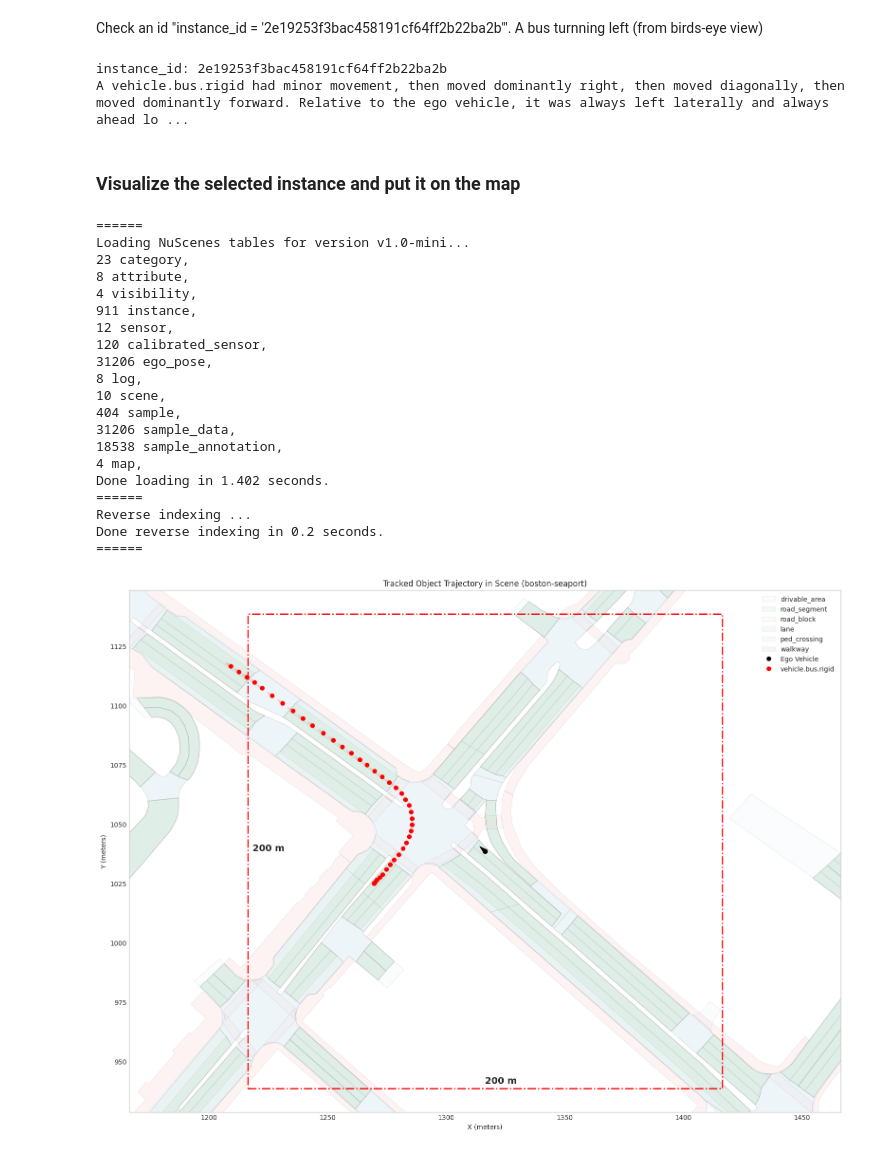
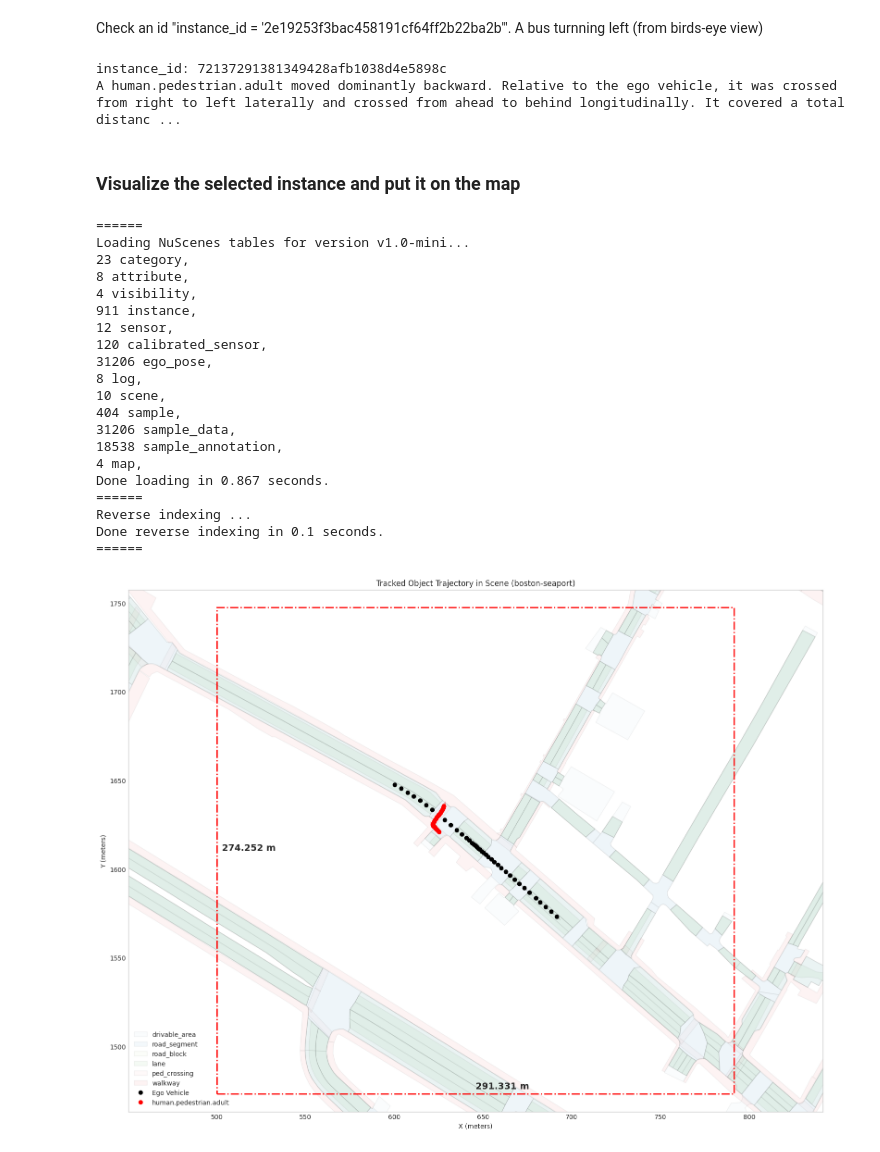
Before and after one commit to Akashleena/FramesforAV, a Jupyter notebook: create_frame_with_text_description_cleaned_version.ipynb, the cells around one changed output. Saved outputs shown, nothing was run; the diff lists cells and outputs as text; code cells hidden in the pictures.

```diff
--- a/create_frame_with_text_description_cleaned_version.ipynb
+++ b/create_frame_with_text_description_cleaned_version.ipynb
@@ -69,7 +69,7 @@ dataroot = os.path.expanduser('/home/aleenatron/Frames_AV_research')
 nusc = NuScenes(version='v1.0-mini', dataroot=dataroot, verbose=True)
 
 # Select a scene
-scene_index = 2 #pedestriaan are crossing
+scene_index = 1 #pedestriaan are crossing
 scene = nusc.scene[scene_index]
 first_sample_token = scene['first_sample_token']
 sample = nusc.get('sample', first_sample_token)
@@ -549,6 +573,3 @@ overall_description
-# %%
-with open("scene553_before_intent.txt", "w") as f:
-    f.write(overall_description)
 # %% [markdown]
 ### You should set up OPENAI_API_KEY before calling the openai models
 # %%
@@ -580,2 +601,5 @@ Many peds right, wait for lateral truck, long bus ahead, minor barrier left, bac
+# %%
+with open("scene1_before_intent.txt", "w") as f:
+    f.write(response.output_text)
 # %%
 # The ground truth for the scene description from the nuScenes dataset:
@@ -587,14 +611,14 @@ nusc.scene[2]['description']
 # %% [markdown]
 Check an id "instance_id = '2e19253f3bac458191cf64ff2b22ba2b'". A bus turnning left (from birds-eye view)
 # %%
-instance_id = '2e19253f3bac458191cf64ff2b22ba2b'
+instance_id = '72137291381349428afb1038d4e5898c'
 # %%
-instance_frame = InstanceFrame(nusc, instance_id, 2, scene_ego_positions, ego_vehicle_raw_start_time)
+instance_frame = InstanceFrame(nusc, instance_id, 1, scene_ego_positions, ego_vehicle_raw_start_time)
 print('instance_id:', instance_id)
 print(instance_frame.describe_movement())
 # %% [output]
-instance_id: 2e19253f3bac458191cf64ff2b22ba2b
-A vehicle.bus.rigid had minor movement, then moved dominantly right, then moved diagonally, then moved dominantly forward. Relative to the ego vehicle, it was always left laterally and always ahead lo ...
+instance_id: 72137291381349428afb1038d4e5898c
+A human.pedestrian.adult moved dominantly backward. Relative to the ego vehicle, it was crossed from right to left laterally and crossed from ahead to behind longitudinally. It covered a total distanc ...
 # %% [markdown]
 ### Visualize the selected instance and put it on the map
 # %%
@@ -613,7 +637,7 @@ dataroot = os.path.expanduser('/home/aleenatron/Frames_AV_research')  # Adjust t
 nusc = NuScenes(version='v1.0-mini', dataroot=dataroot, verbose=True)
 
 # Step 2: Define the scene and the instance you want to visualize
-scene_index = 2  # Adjust this to your scene index
+scene_index = 1  # Adjust this to your scene index
 instance_token = instance_id  # Replace with the actual instance token
 
 # Step 3: Load scene and map
@@ -689,6 +713,7 @@ if show_arrows:
                   angles='xy', scale_units='xy', scale=1, color=(0,0,0,0.2*alpha))
 
 # Step 13: Plot object trajectory in red and add arrows (if enabled)
+#object_trajectory = np.array(object_trajectory)
 ax.plot(object_trajectory[:, 0], object_trajectory[:, 1], 'o', color="red", label=f"{instance_frame.category_name}")
 if show_arrows:
     for i in range(len(object_trajectory)):
@@ -697,33 +722,33 @@ if show_arrows:
         dy = 3 * np.sin(object_orientations[i])
         ax.quiver(object_trajectory[i, 0], object_trajectory[i, 1], dx, dy,
                   angles='xy', scale_units='xy', scale=1, color=(1,0,0,0.2*alpha))
 
 # Step 14: Labels and legend
 plt.xlabel("X (meters)")
 plt.ylabel("Y (meters)")
 plt.title(f"Tracked Object Trajectory in Scene ({location})")
 plt.legend()
 plt.grid()
 plt.show()
 # %% [output]
 ======
 Loading NuScenes tables for version v1.0-mini...
 23 category,
 8 attribute,
 4 visibility,
 911 instance,
 12 sensor,
 120 calibrated_sensor,
 31206 ego_pose,
 8 log,
 10 scene,
 404 sample,
 31206 sample_data,
 18538 sample_annotation,
 4 map,
-Done loading in 1.402 seconds.
+Done loading in 0.867 seconds.
 ======
 Reverse indexing ...
-Done reverse indexing in 0.2 seconds.
+Done reverse indexing in 0.1 seconds.
 ======
-[figure, old version]
+[figure, new version]
```
Also changed, not shown: parts of 15 cells of this notebook.
